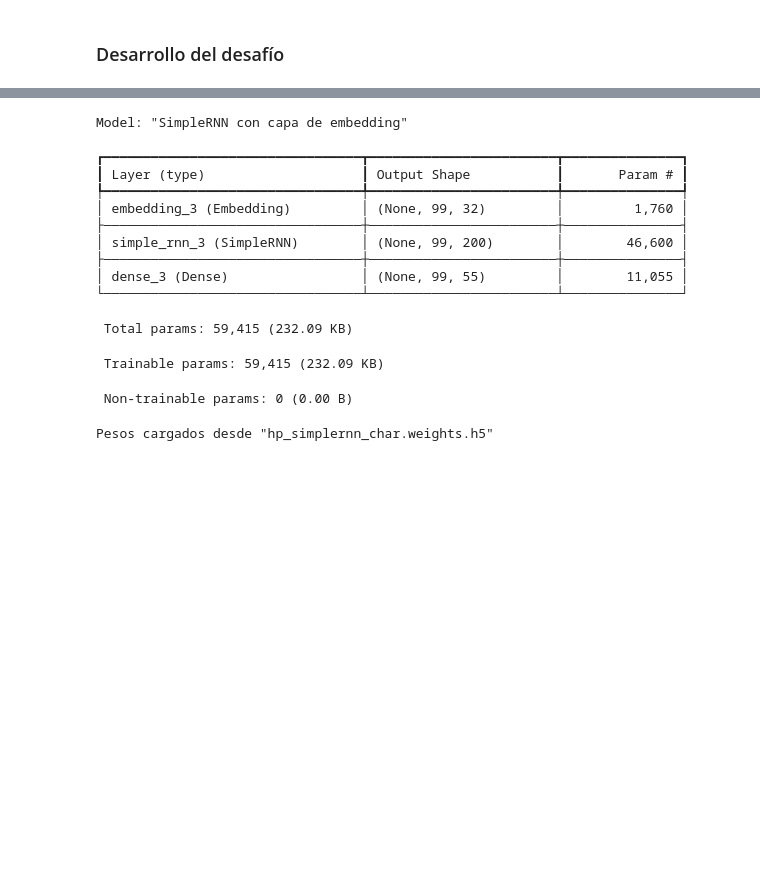
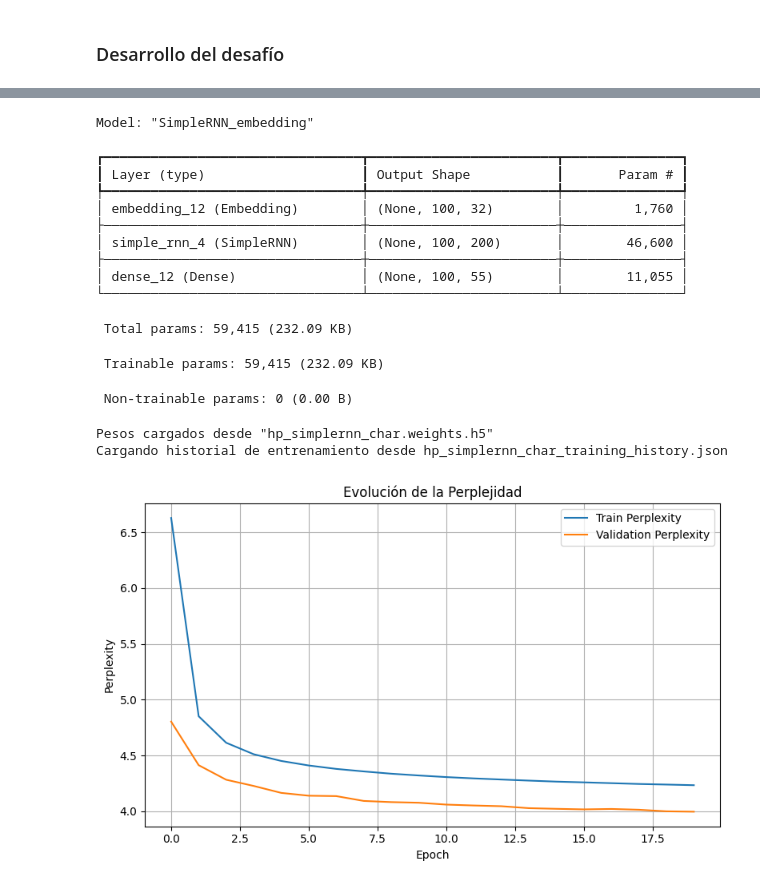
Before and after one commit to pidg64/ceia-18co2024-pln, a Jupyter notebook: Desafio 3/desafio_3.ipynb, the cells around one changed output, grey strips where cells are left out. Saved outputs shown, nothing was run; the diff lists cells and outputs as text; code cells hidden in the pictures; blank space fills up the shorter version.

```diff
--- a/Desafio 3/desafio_3.ipynb
+++ b/Desafio 3/desafio_3.ipynb
@@ -194,40 +400,42 @@ class PerplexityCallback(keras.callbacks.Callback):
 # %%
-model = Sequential(name='SimpleRNN con capa de embedding')
-model.add(Embedding(input_dim=vocab_size, output_dim=32))
-model.add(SimpleRNN(200, return_sequences=True, dropout=0.1, recurrent_dropout=0.1))
-model.add(Dense(vocab_size, activation='softmax'))
-model.compile(loss='sparse_categorical_crossentropy', optimizer='rmsprop')
-model.build(input_shape=(None, max_context_size - 1))
-model.summary()
+model_simplernn = Sequential(name='SimpleRNN_embedding')
+model_simplernn.add(Embedding(input_dim=vocab_size, output_dim=32))
+model_simplernn.add(SimpleRNN(200, return_sequences=True, dropout=0.1, recurrent_dropout=0.1))
+model_simplernn.add(Dense(vocab_size, activation='softmax'))
+model_simplernn.compile(loss='sparse_categorical_crossentropy', optimizer='rmsprop')
+model_simplernn.build(input_shape=(None, max_context_size))
+model_simplernn.summary()
 # %% [output]
-Model: "SimpleRNN con capa de embedding"
+Model: "SimpleRNN_embedding"
 ┏━━━━━━━━━━━━━━━━━━━━━━━━━━━━━━━━━┳━━━━━━━━━━━━━━━━━━━━━━━━┳━━━━━━━━━━━━━━━┓
 ┃ Layer (type)                    ┃ Output Shape           ┃       Param # ┃
 ┡━━━━━━━━━━━━━━━━━━━━━━━━━━━━━━━━━╇━━━━━━━━━━━━━━━━━━━━━━━━╇━━━━━━━━━━━━━━━┩
-│ embedding_3 (Embedding)         │ (None, 99, 32)         │         1,760 │
+│ embedding_12 (Embedding)        │ (None, 100, 32)        │         1,760 │
 ├─────────────────────────────────┼────────────────────────┼───────────────┤
-│ simple_rnn_3 (SimpleRNN)        │ (None, 99, 200)        │        46,600 │
+│ simple_rnn_4 (SimpleRNN)        │ (None, 100, 200)       │        46,600 │
 ├─────────────────────────────────┼────────────────────────┼───────────────┤
-│ dense_3 (Dense)                 │ (None, 99, 55)         │        11,055 │
+│ dense_12 (Dense)                │ (None, 100, 55)        │        11,055 │
 └─────────────────────────────────┴────────────────────────┴───────────────┘
  Total params: 59,415 (232.09 KB)
  Trainable params: 59,415 (232.09 KB)
  Non-trainable params: 0 (0.00 B)
 # %%
-weights_path = Path('hp_simplernn_char.weights.h5')
-if weights_path.exists():
-    model.load_weights(str(weights_path))
-    print('Pesos cargados desde "hp_simplernn_char.weights.h5"')
-else:
-    hist = model.fit(
-        X_train, y_train,
-        validation_data=(X_val, y_val),
-        epochs=20,
-        callbacks=[PerplexityCallback()],
-        batch_size=256
-    )
-    model.save_weights('hp_simplernn_char.weights.h5')
-    with open('hp_simplernn_char_training_history.json', 'w') as f:
-        json.dump(hist.history, f)
+weights_path = 'hp_simplernn_char.weights.h5'
+history_path = 'hp_simplernn_char_training_history.json'
+
+history = train_or_load_model(
+    model_simplernn,
+    X_train, y_train,
+    X_val, y_val,
+    weights_file=weights_path,
+    history_file=history_path,
+    callback=PerplexityCallback(),
+    epochs=20,
+    batch_size=256,
+)
+
+plot_perplexity(history)
 # %% [output]
 Pesos cargados desde "hp_simplernn_char.weights.h5"
+Cargando historial de entrenamiento desde hp_simplernn_char_training_history.json
+[figure, added]
```
Also changed, not shown: parts of 58 cells of this notebook, 6 other files.
